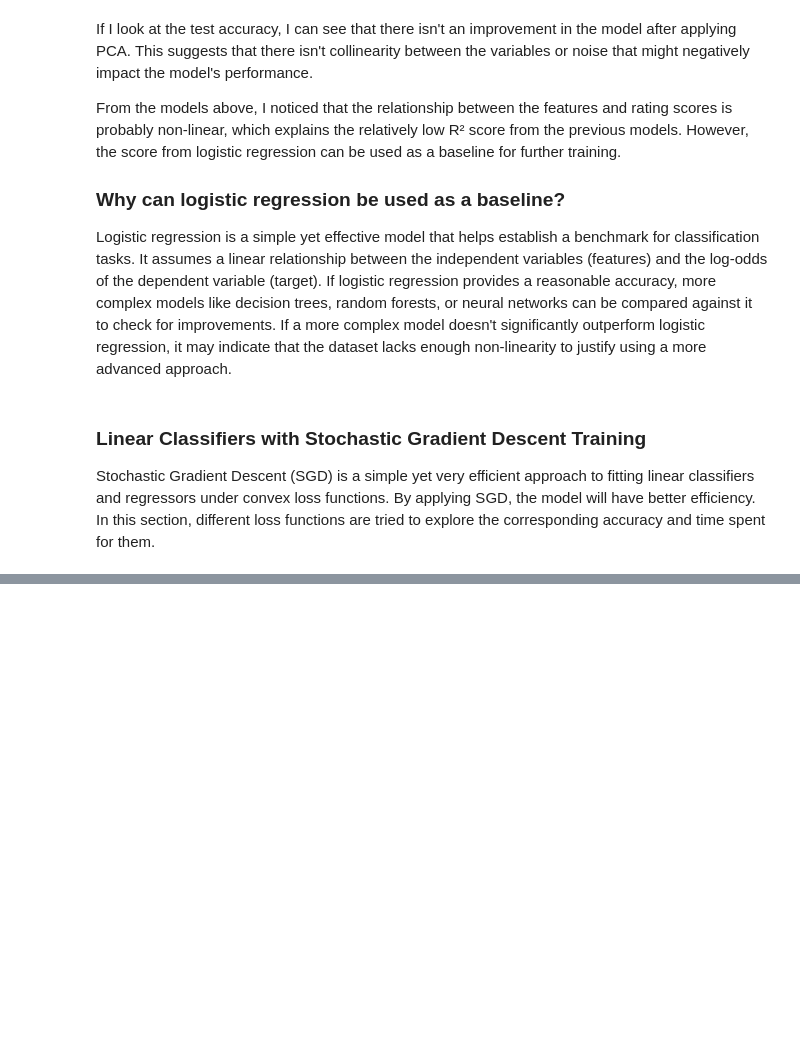
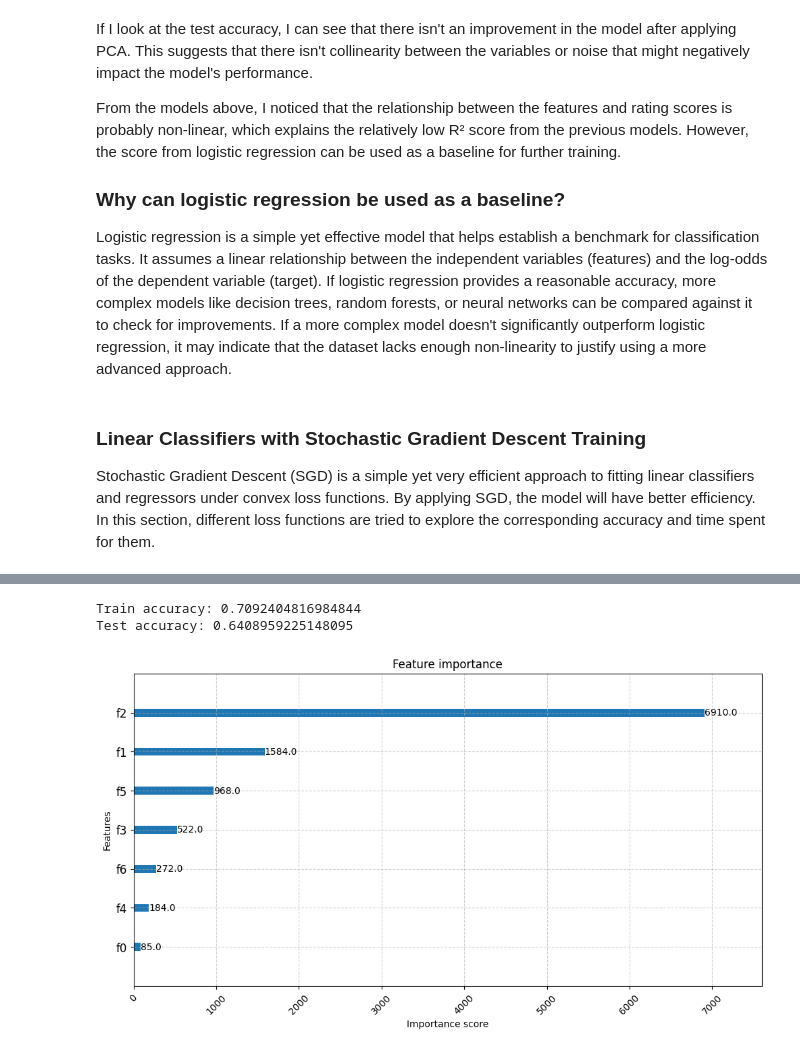
Before and after one commit to waiz2601/Brazilian-E-Commerce-Public-Dataset-by-Olist, a Jupyter notebook: model_building.ipynb, the cells around one changed output, grey strips where cells are left out. Drawn from its saved outputs; the diff is of its cells as text; code cells hidden in the pictures; blank space fills up the shorter version.

```diff
--- a/model_building.ipynb
+++ b/model_building.ipynb
@@ -328,0 +383,56 @@ Stochastic Gradient Descent (SGD) is a simple yet very efficient approach to fit
+# %%
+drop_columns = ['order_id', 'customer_id', 'order_status', 'order_purchase_timestamp', 'order_approved_at', 'order_delivered_carrier_date', \
+                'order_delivered_customer_date', 'order_estimated_delivery_date', 'review_id', 'review_comment_title', 'review_score', \
+                'review_creation_date', 'review_comment_message', 'review_answer_timestamp', 'payment_sequential', 'payment_type', 'customer_unique_id', \
+                'customer_zip_code_prefix', 'customer_city', 'customer_state', 'order_item_id', 'product_id', 'seller_id', 'shipping_limit_date', 'price', \
+                'freight_value', 'product_category_name','product_length_cm', 'product_height_cm', 'product_width_cm', \
+                'seller_zip_code_prefix', 'seller_city', 'seller_state','review_score_factor_boolean']
+
+
+rf_feature_df = df.drop(drop_columns, axis=1)
+imputer = SimpleImputer(strategy='median')
+rf_feature_df[delivery_cols] = imputer.fit_transform(rf_feature_df[delivery_cols])
+train, test = train_test_split(rf_feature_df, test_size=0.2,random_state=seed)
+
+# Split feature and label with our dataframe from random forest
+Y_train = train['review_score_factor']
+X_train =  train.drop('review_score_factor', axis=1)
+Y_test = test['review_score_factor']
+X_test =  test.drop('review_score_factor', axis=1)
+
+# Create a scaler object
+scaler = StandardScaler()
+
+# Fit the scaler to the training data
+scaler.fit(X_train)
+
+# Transform the training and test data
+X_train_scaled = scaler.transform(X_train)
+X_test_scaled = scaler.transform(X_test)
+
+# Create an XGBoost classifier
+model = xgb.XGBClassifier(max_depth=8, n_estimators=100)
+model.fit(X_train_scaled, Y_train)
+
+
+# Make predictions on the test set
+predictions_te = model.predict(X_test_scaled)
+predictions_tr = model.predict(X_train_scaled)
+
+accuracy_tr = sum(Y_train == predictions_tr)/len(predictions_tr)
+accuracy_te = sum(Y_test == predictions_te)/len(predictions_te)
+
+print("Train accuracy: {}".format(accuracy_tr))
+print("Test accuracy: {}".format(accuracy_te))
+# %% [output]
+Train accuracy: 0.7092404816984844
+Test accuracy: 0.6408959225148095
+# %%
+fig, ax = plt.subplots(figsize=(12, 6))  # Increase figure size
+xgb.plot_importance(model, ax=ax, importance_type="weight")  # You can also try "gain" or "cover"
+plt.xticks(rotation=45)  # Rotate x-axis labels for better readability
+plt.yticks(fontsize=12)  # Increase font size for y-axis labels
+plt.grid(True, linestyle="--", alpha=0.6)  # Add a grid for better visibility
+plt.show()
+# %% [output]
+[figure, added]
```
Also changed, not shown: parts of 9 cells of this notebook.
